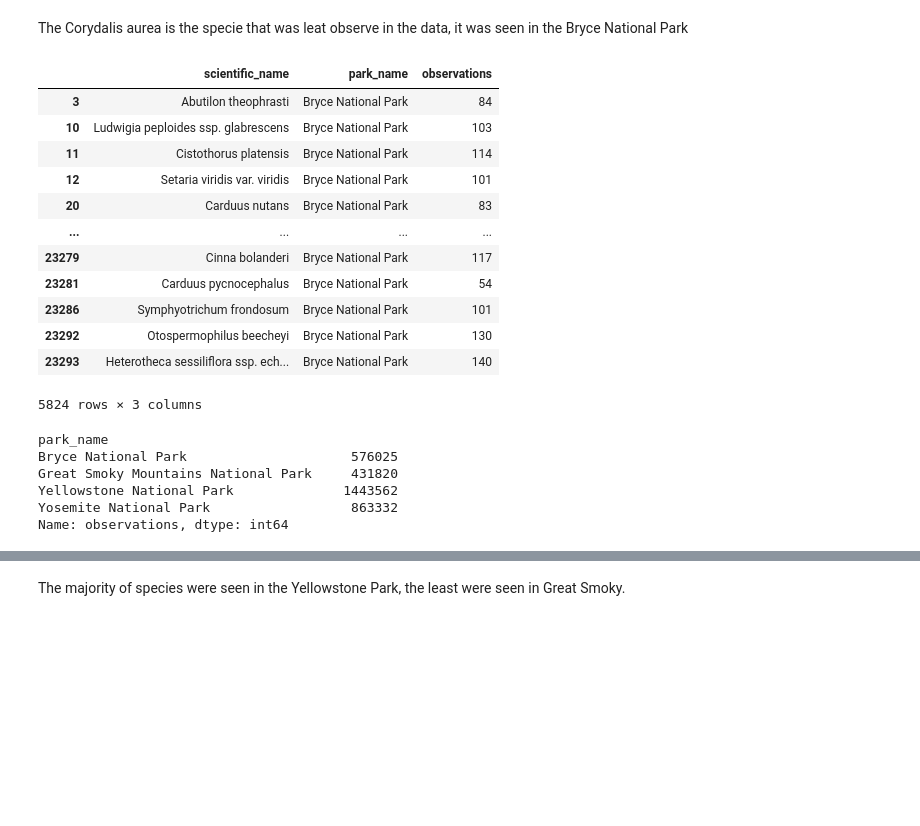
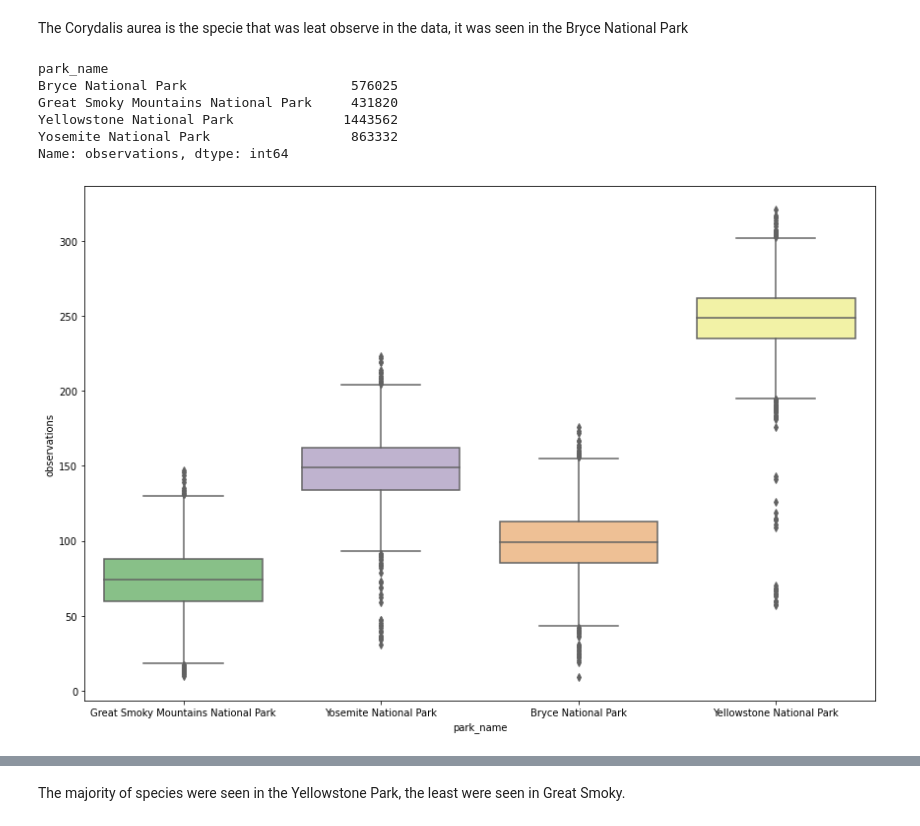
Before and after one commit to mezamateoj/DataProjects, a Jupyter notebook: biodiversity-starter/biodiversity.ipynb, the cells around one changed output, grey strips where cells are left out. Drawn from its saved outputs; the diff is of its cells as text; code cells hidden in the pictures; blank space fills up the shorter version.

Commit message:
New Boxplot

```diff
--- a/biodiversity-starter/biodiversity.ipynb
+++ b/biodiversity-starter/biodiversity.ipynb
@@ -55,22 +55,6 @@ observations[observations['observations'] == 9]
 | 9418 | Corydalis aurea | Bryce National Park | 9 |
 # %% [markdown]
 The Corydalis aurea is the specie that was leat observe in the data, it was seen in the Bryce National Park
-# %%
-observations[observations['park_name'] == 'Bryce National Park']
-# %% [output]
-|  | scientific_name | park_name | observations |
-| 3 | Abutilon theophrasti | Bryce National Park | 84 |
-| 10 | Ludwigia peploides ssp. glabrescens | Bryce National Park | 103 |
-| 11 | Cistothorus platensis | Bryce National Park | 114 |
-| 12 | Setaria viridis var. viridis | Bryce National Park | 101 |
-| 20 | Carduus nutans | Bryce National Park | 83 |
-| ... | ... | ... | ... |
-| 23279 | Cinna bolanderi | Bryce National Park | 117 |
-| 23281 | Carduus pycnocephalus | Bryce National Park | 54 |
-| 23286 | Symphyotrichum frondosum | Bryce National Park | 101 |
-| 23292 | Otospermophilus beecheyi | Bryce National Park | 130 |
-| 23293 | Heterotheca sessiliflora ssp. ech... | Bryce National Park | 140 |
-5824 rows × 3 columns
 # %%
 observations.groupby('park_name')['observations'].sum()
 # %% [output]
@@ -80,3 +64,11 @@ Great Smoky Mountains National Park     431820
 Yellowstone National Park              1443562
 Yosemite National Park                  863332
 Name: observations, dtype: int64
+# %%
+fig = plt.figure(figsize=(12, 8))
+sns.boxplot(x='park_name', y='observations', data=observations, palette='Accent')
+
+plt.tight_layout()
+plt.show()
+# %% [output]
+[figure, added]
```
Also changed, not shown: parts of 9 cells of this notebook.
